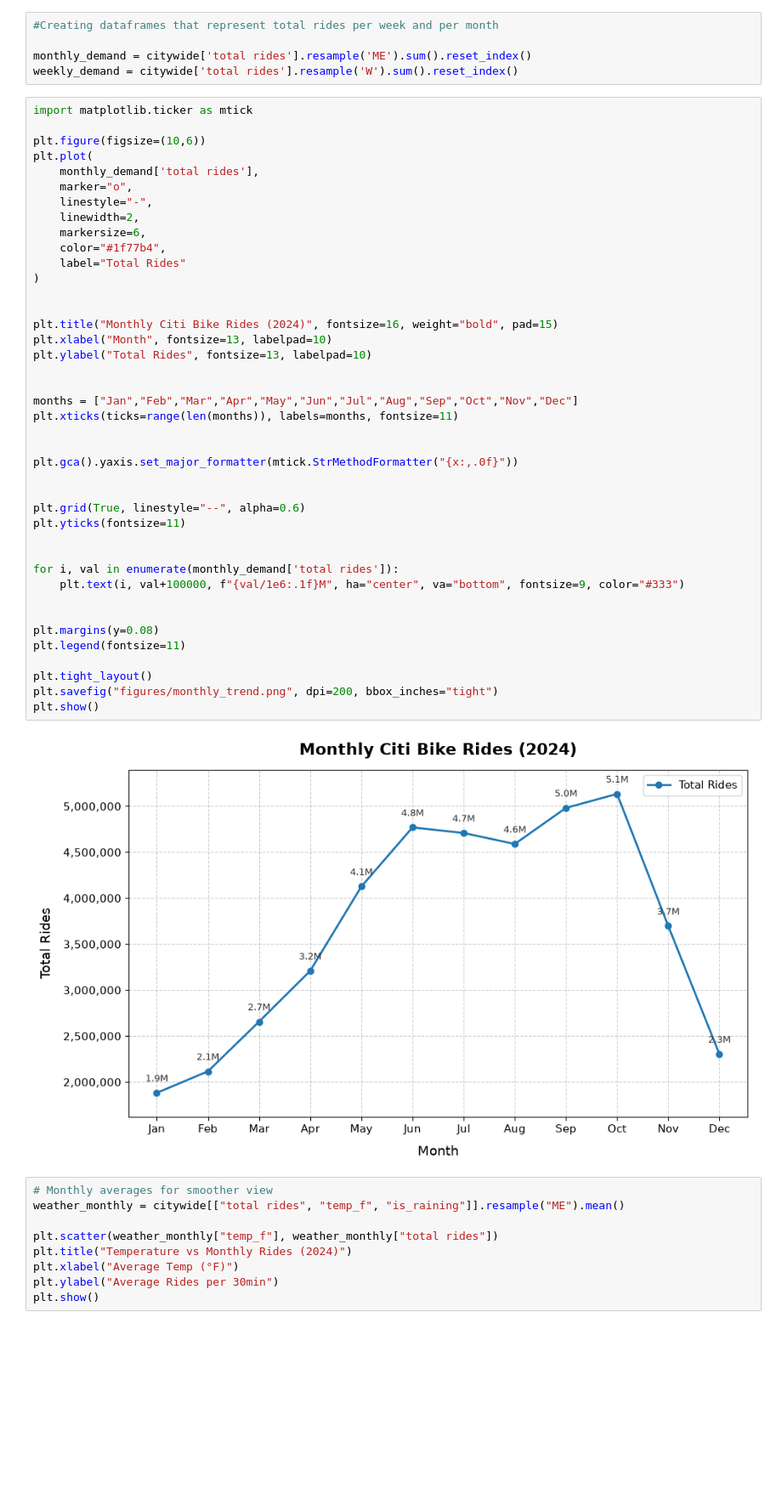
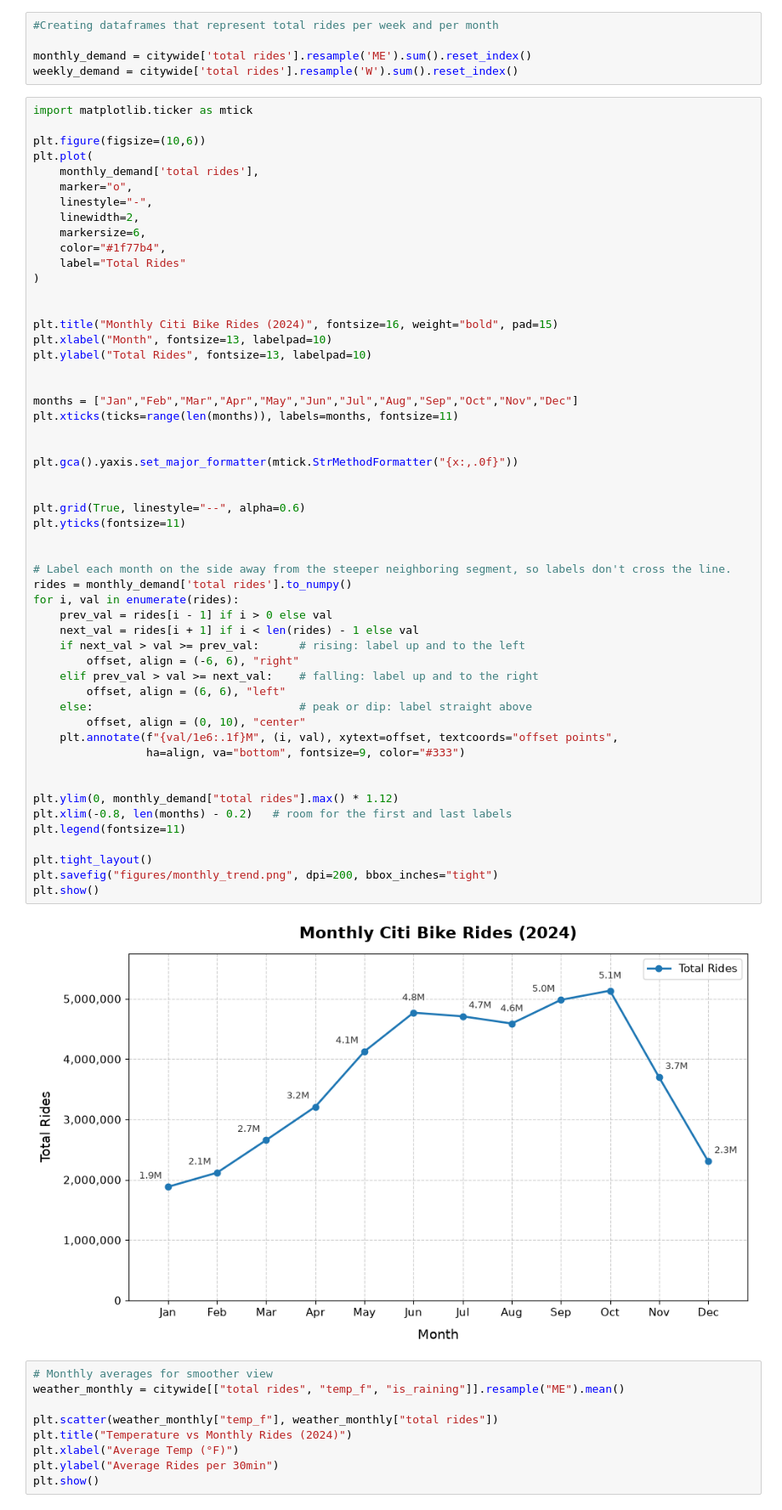
Before and after one commit to mzhou3299/citibike-demand-analysis-2024, a Jupyter notebook: Demand_analysis.ipynb, the cells around one changed output. Shown at 85% size. Cells and saved outputs as stored; diff of their text form; blank space fills up the shorter version.

```diff
--- a/Demand_analysis.ipynb
+++ b/Demand_analysis.ipynb
@@ -818,37 +835,49 @@ plt.plot(
     markersize=6,
     color="#1f77b4",
     label="Total Rides"
 )
 
 
 plt.title("Monthly Citi Bike Rides (2024)", fontsize=16, weight="bold", pad=15)
 plt.xlabel("Month", fontsize=13, labelpad=10)
 plt.ylabel("Total Rides", fontsize=13, labelpad=10)
 
 
 months = ["Jan","Feb","Mar","Apr","May","Jun","Jul","Aug","Sep","Oct","Nov","Dec"]
 plt.xticks(ticks=range(len(months)), labels=months, fontsize=11)
 
 
 plt.gca().yaxis.set_major_formatter(mtick.StrMethodFormatter("{x:,.0f}"))
 
 
 plt.grid(True, linestyle="--", alpha=0.6)
 plt.yticks(fontsize=11)
 
 
-for i, val in enumerate(monthly_demand['total rides']):
-    plt.text(i, val+100000, f"{val/1e6:.1f}M", ha="center", va="bottom", fontsize=9, color="#333")
+# Label each month on the side away from the steeper neighboring segment, so labels don't cross the line.
+rides = monthly_demand['total rides'].to_numpy()
+for i, val in enumerate(rides):
+    prev_val = rides[i - 1] if i > 0 else val
+    next_val = rides[i + 1] if i < len(rides) - 1 else val
+    if next_val > val >= prev_val:      # rising: label up and to the left
+        offset, align = (-6, 6), "right"
+    elif prev_val > val >= next_val:    # falling: label up and to the right
+        offset, align = (6, 6), "left"
+    else:                               # peak or dip: label straight above
+        offset, align = (0, 10), "center"
+    plt.annotate(f"{val/1e6:.1f}M", (i, val), xytext=offset, textcoords="offset points",
+                 ha=align, va="bottom", fontsize=9, color="#333")
 
 
-plt.margins(y=0.08)
+plt.ylim(0, monthly_demand["total rides"].max() * 1.12)
+plt.xlim(-0.8, len(months) - 0.2)   # room for the first and last labels
 plt.legend(fontsize=11)
 
 plt.tight_layout()
 plt.savefig("figures/monthly_trend.png", dpi=200, bbox_inches="tight")
 plt.show()
 # %% [output]
-[figure, old version]
+[figure, new version]
 # %%
 # Monthly averages for smoother view
 weather_monthly = citywide[["total rides", "temp_f", "is_raining"]].resample("ME").mean()
```
Also changed, not shown: parts of 17 cells of this notebook, 10 other files.
